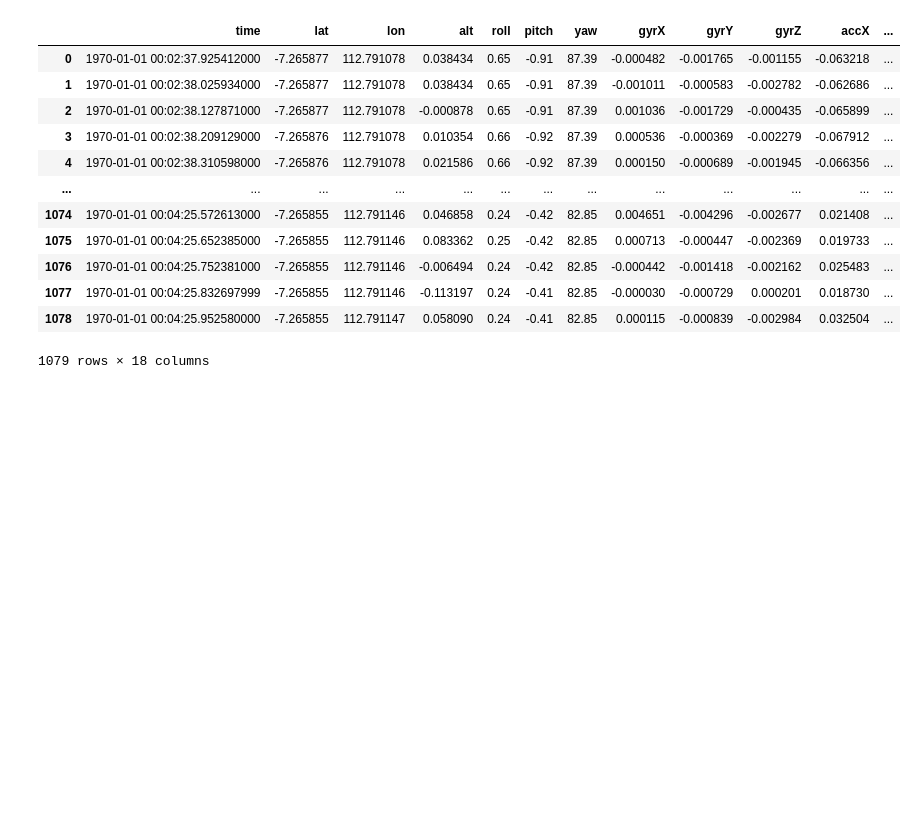
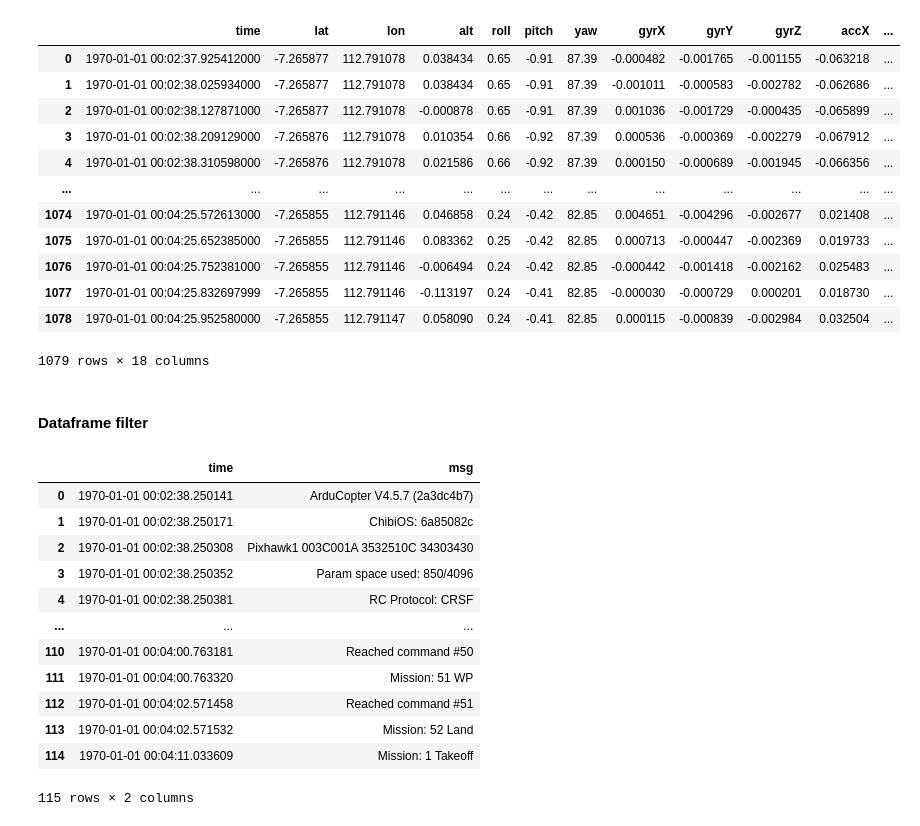
Before and after one commit to MiftahulSN/pixhawk-log-parsing, a Jupyter notebook: logger.ipynb, the cells around one changed output. Cells and saved outputs as stored; diff of their text form; code cells hidden in the pictures; blank space fills up the shorter version.

```diff
--- a/logger.ipynb
+++ b/logger.ipynb
@@ -265,3 +330,22 @@ log.get_merged_data()
 | 1077 | 1970-01-01 00:04:25.832697999 | -7.265855 | 112.791146 | -0.113197 | 0.24 | -0.41 | 82.85 | -0.000030 | -0.000729 | 0.000201 | 0.018730 | ... |
 | 1078 | 1970-01-01 00:04:25.952580000 | -7.265855 | 112.791147 | 0.058090 | 0.24 | -0.41 | 82.85 | 0.000115 | -0.000839 | -0.002984 | 0.032504 | ... |
 1079 rows × 18 columns
+# %% [markdown]
+#### Dataframe filter
+# %%
+df_wp = logs.get_msg_data()
+df_wp
+# %% [output]
+|  | time | msg |
+| 0 | 1970-01-01 00:02:38.250141 | ArduCopter V4.5.7 (2a3dc4b7) |
+| 1 | 1970-01-01 00:02:38.250171 | ChibiOS: 6a85082c |
+| 2 | 1970-01-01 00:02:38.250308 | Pixhawk1 003C001A 3532510C 34303430 |
+| 3 | 1970-01-01 00:02:38.250352 | Param space used: 850/4096 |
+| 4 | 1970-01-01 00:02:38.250381 | RC Protocol: CRSF |
+| ... | ... | ... |
+| 110 | 1970-01-01 00:04:00.763181 | Reached command #50 |
+| 111 | 1970-01-01 00:04:00.763320 | Mission: 51 WP |
+| 112 | 1970-01-01 00:04:02.571458 | Reached command #51 |
+| 113 | 1970-01-01 00:04:02.571532 | Mission: 52 Land |
+| 114 | 1970-01-01 00:04:11.033609 | Mission: 1 Takeoff |
+115 rows × 2 columns
```
Also changed, not shown: parts of 16 cells of this notebook.
